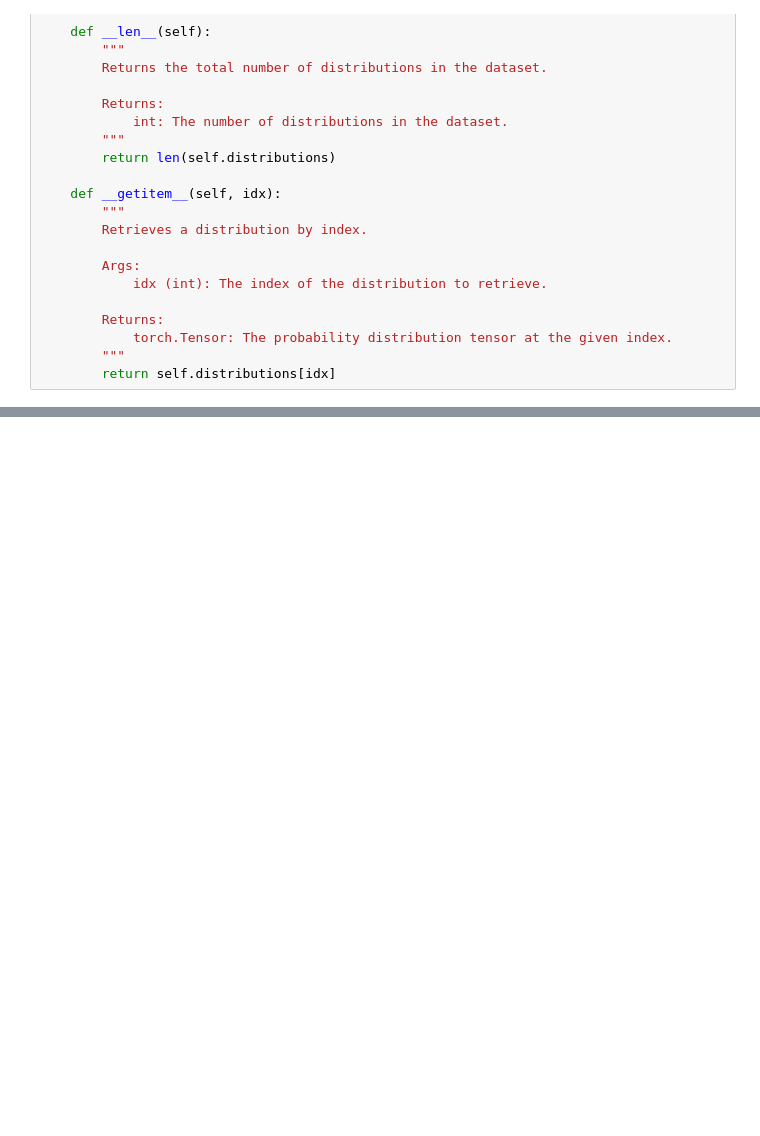
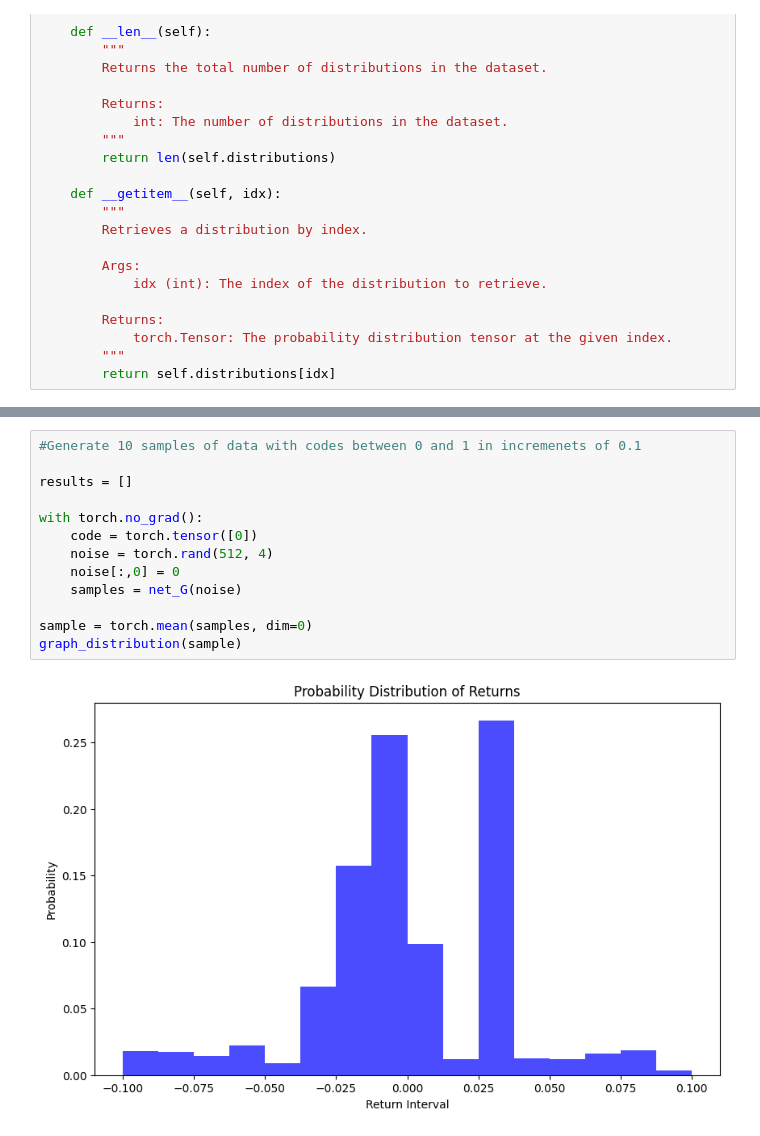
Before and after one commit to JacksonnF/InfoQGAN, a Jupyter notebook: experiments/FinacialInfoQGAN.ipynb, the cells around one changed output, grey strips where cells are left out. Cells and saved outputs as stored; diff of their text form; blank space fills up the shorter version.

```diff
--- a/experiments/FinacialInfoQGAN.ipynb
+++ b/experiments/FinacialInfoQGAN.ipynb
@@ -457,0 +450,15 @@ IndexError: too many indices for tensor of dimension 1
+# %%
+#Generate 10 samples of data with codes between 0 and 1 in incremenets of 0.1
+
+results = []
+
+with torch.no_grad():
+    code = torch.tensor([0])
+    noise = torch.rand(512, 4)
+    noise[:,0] = 0
+    samples = net_G(noise)
+
+sample = torch.mean(samples, dim=0)
+graph_distribution(sample)
+# %% [output]
+[figure, added]
```
Also changed, not shown: parts of 6 cells of this notebook.
